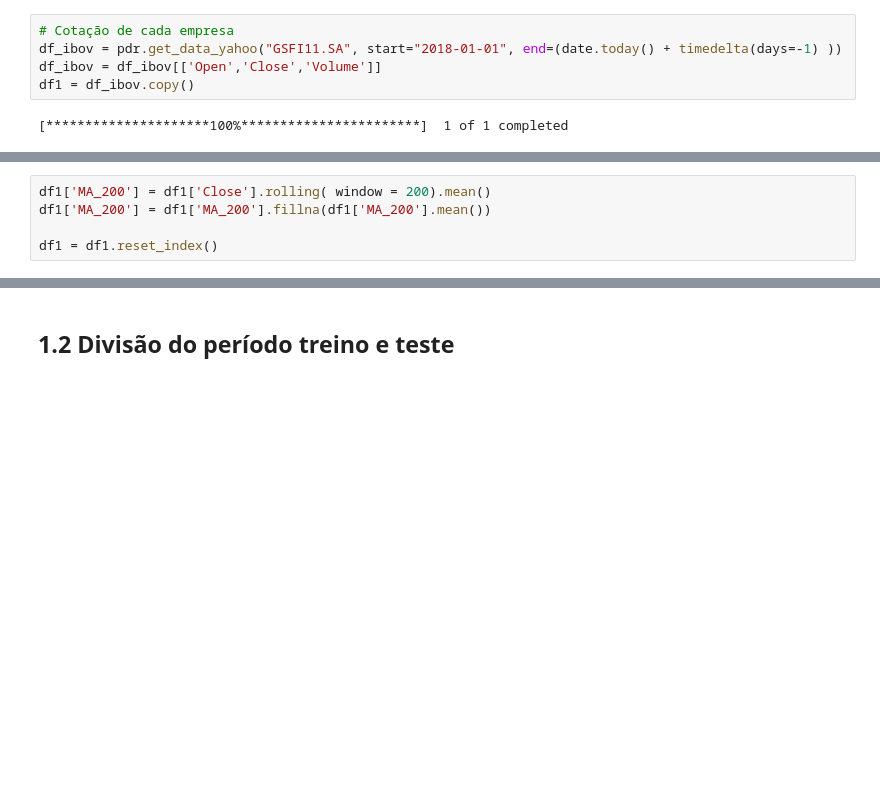
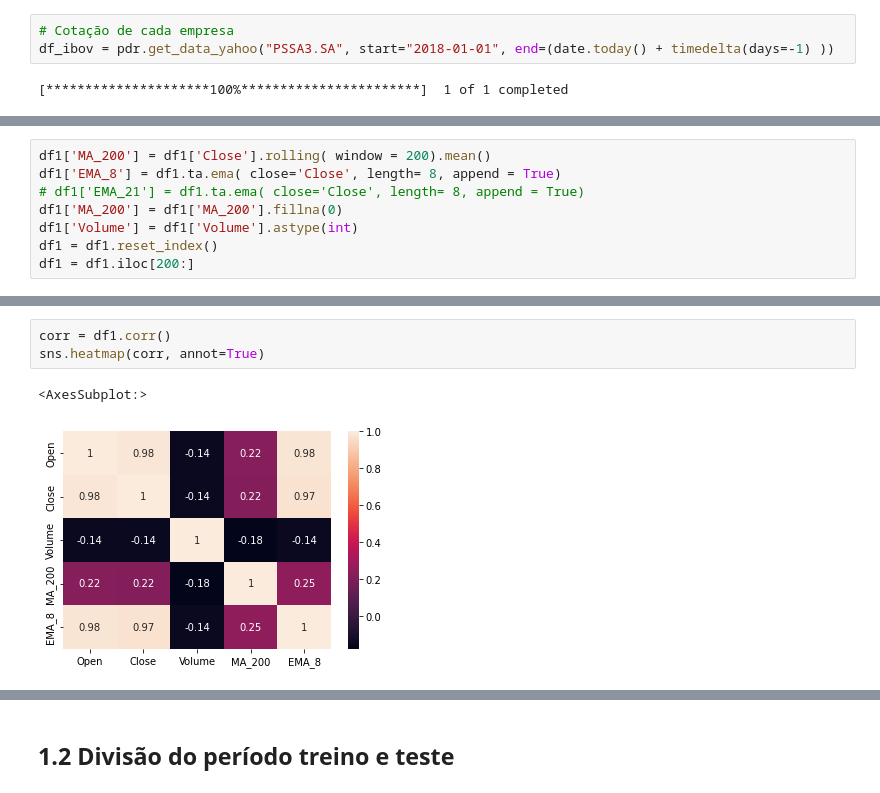
Before and after one commit to ViniciusRaphael/fii, a Jupyter notebook: fiis.ipynb, the cells around one changed output, grey strips where cells are left out. Cells and saved outputs as stored; diff of their text form; blank space fills up the shorter version.

```diff
--- a/fiis.ipynb
+++ b/fiis.ipynb
@@ -113,7 +178,5 @@ Name: Setor, dtype: int64
 # %%
 # Cotação de cada empresa
-df_ibov = pdr.get_data_yahoo("GSFI11.SA", start="2018-01-01", end=(date.today() + timedelta(days=-1) ))
-df_ibov = df_ibov[['Open','Close','Volume']]
-df1 = df_ibov.copy()
+df_ibov = pdr.get_data_yahoo("PSSA3.SA", start="2018-01-01", end=(date.today() + timedelta(days=-1) ))
 # %% [output]
 [*********************100%***********************]  1 of 1 completed
@@ -122,5 +197,8 @@ df1 = df_ibov.copy()
 # %%
 df1['MA_200'] = df1['Close'].rolling( window = 200).mean()
-df1['MA_200'] = df1['MA_200'].fillna(df1['MA_200'].mean())
-
+df1['EMA_8'] = df1.ta.ema( close='Close', length= 8, append = True)
+# df1['EMA_21'] = df1.ta.ema( close='Close', length= 8, append = True)
+df1['MA_200'] = df1['MA_200'].fillna(0)
+df1['Volume'] = df1['Volume'].astype(int)
 df1 = df1.reset_index()
+df1 = df1.iloc[200:]
@@ -126,0 +215,6 @@ df1 = df1.reset_index()
+# %%
+corr = df1.corr()
+sns.heatmap(corr, annot=True)
+# %% [output]
+<AxesSubplot:>
+[figure, added]
```
Also changed, not shown: parts of 40 cells of this notebook, 1 other file.
